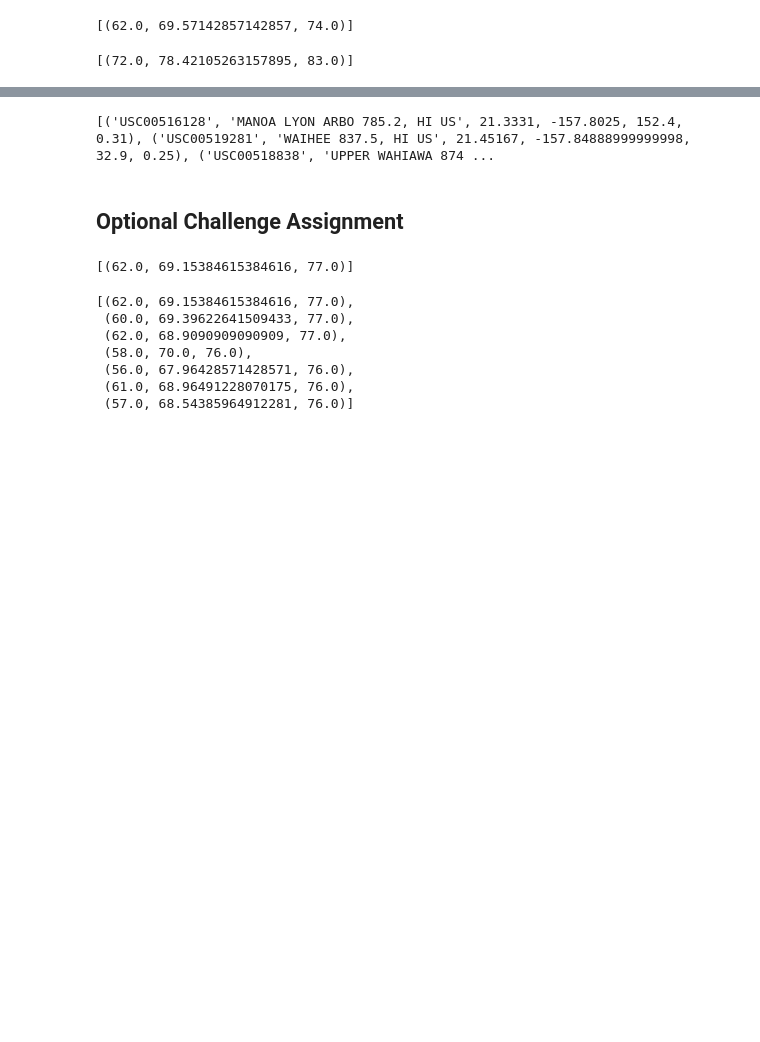
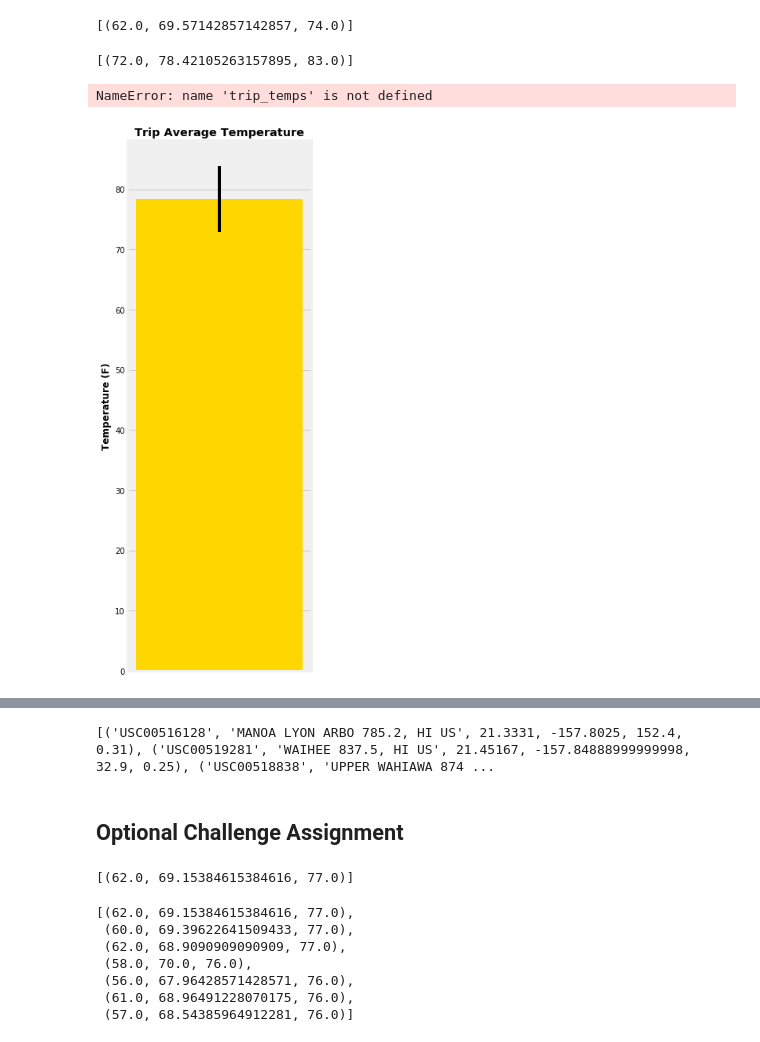
Before and after one commit to ZGrinacoff/Advanced-Data-Storage-and-Retrieval-Surfs-Up, a Jupyter notebook: climate_analysis.ipynb, the cells around one changed output, grey strips where cells are left out. Saved outputs shown, nothing was run; the diff lists cells and outputs as text; code cells hidden in the pictures; blank space fills up the shorter version.

```diff
--- a/climate_analysis.ipynb
+++ b/climate_analysis.ipynb
@@ -236,6 +286,59 @@ trip_temperatures = calc_temps('2017-08-01', '2017-08-05')
 trip_temperatures
 # %% [output]
 [(72.0, 78.42105263157895, 83.0)]
+# %%
+# Plot the results from previous query as a bar chart.
+# Use "Trip Avg Temp" as  Title
+# Use the average temperature for the y value
+# Use the peak-to-peak (tmax-tmin) value as the y error bar (yerr)
+avg_temp = trip_temps[0][1]
+
+#plot figure
+fig, ax = plt.subplots(figsize = (5, 10))
+
+ax.bar(1, avg_temp, yerr = pk_to_pk/2, width = 0.4)
+
+#set labels
+ax.set_xticks([1])
+ax.set_xticklabels([""])
+ax.set_title('Trip Avg Temp')
+ax.set_ylabel('Temperature (Fahrenheit)')
+
+#save fig
+# plt.savefig("Images/tempbar")
+
+#show figure
+plt.tight_layout()
+plt.show()
+# %% [output]
+NameError: name 'trip_temps' is not defined
+# %%
+# Plot the results from previous query as a bar chart.
+# Use "Trip Avg Temp" as  Title
+# Use the average temperature for the y value
+# Use the peak-to-peak (tmax-tmin) value as the y error bar (yerr)
+
+# Set avg temp to variable called tavg.
+tavg = trip_temperatures[0][1]
+
+# Set peak-to-peak (yerr) to variable (calculated as difference between max and min / 2) as tmax_tmin.
+tmax_tmin = (trip_temperatures[0][2] - trip_temperatures[0][0])/2
+
+# Plot results as bar chart.
+fig, ax = plt.subplots(figsize = (4, 10))
+
+ax.bar(1, tavg, yerr = tmax_tmin, width = 0.5, color = 'gold')
+
+# Set ticks and labels.
+ax.set_xticks([])
+ax.set_title("Trip Average Temperature", weight = 'bold')
+ax.set_ylabel("Temperature (F)", weight = 'bold')
+
+plt.tight_layout()
+plt.savefig("Images/trip_avg_temp.png")
+plt.show()
+# %% [output]
+[figure, added]
 # %%
 # Plot the results from your previous query as a bar chart.
 # Use "Trip Avg Temp" as your Title
```
Also changed, not shown: parts of 12 cells of this notebook.
